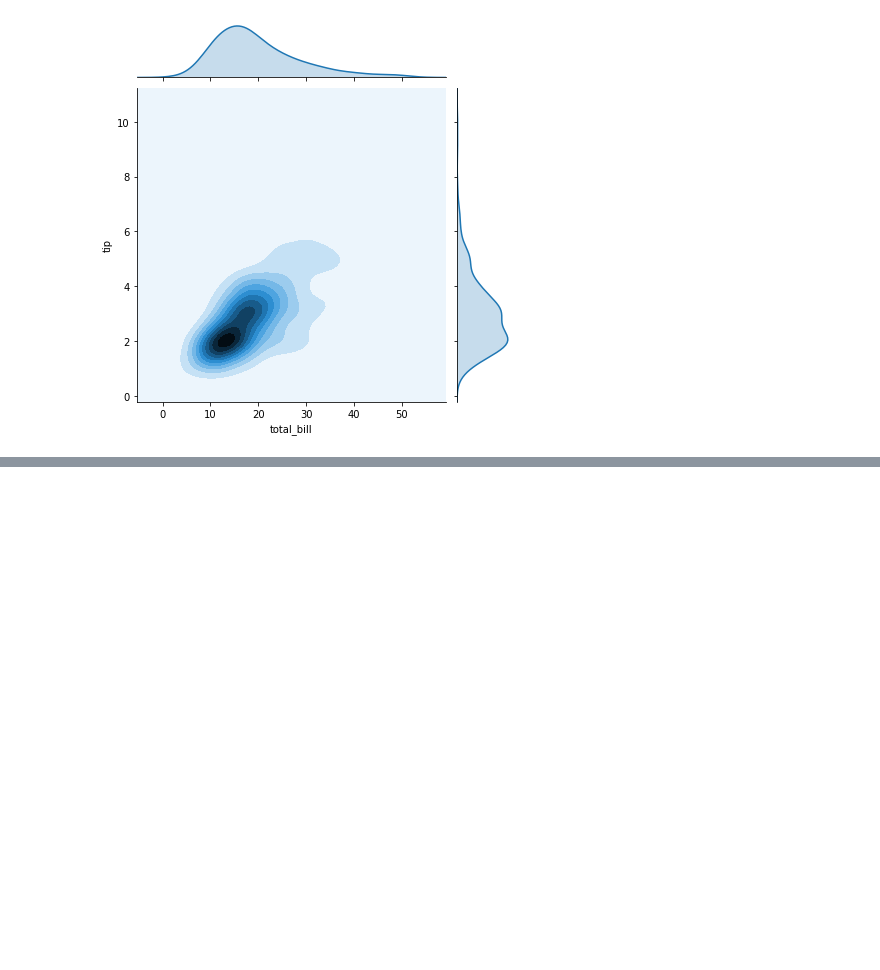
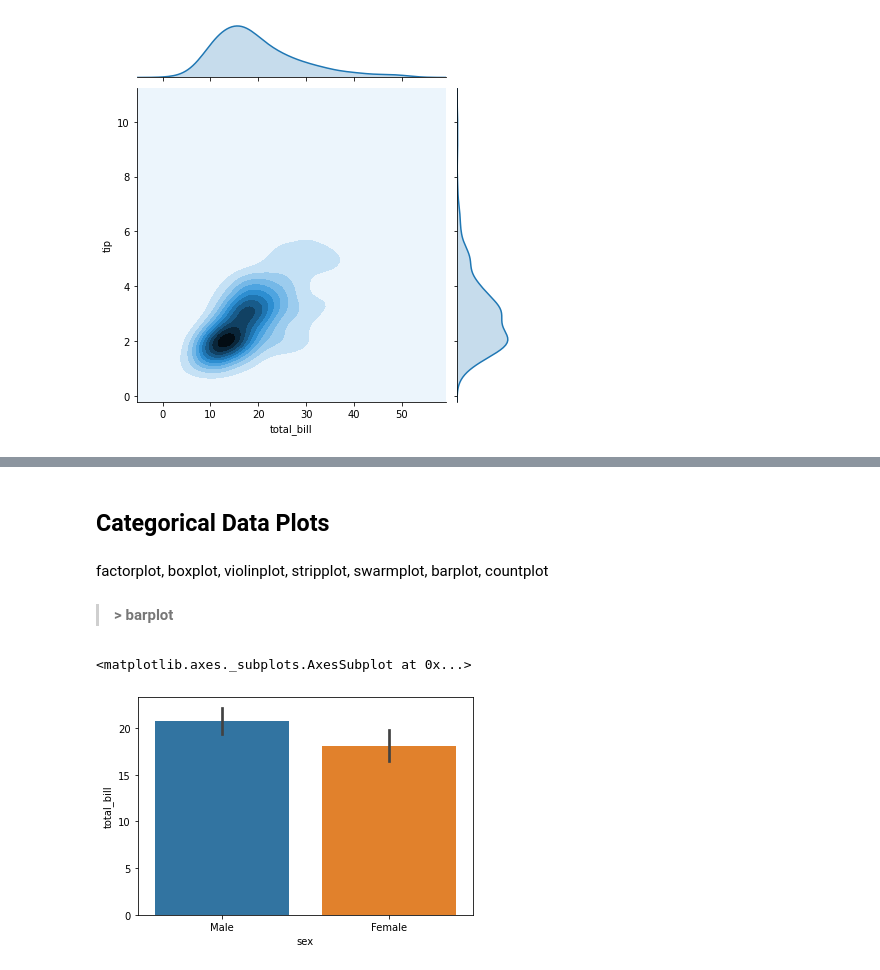
Before and after one commit to jcamachocasero/Data-Science, a Jupyter notebook: 00_Seaborn_in_a_nutshell.ipynb, the cells around one changed output, grey strips where cells are left out. Saved outputs shown, nothing was run; the diff lists cells and outputs as text; code cells hidden in the pictures; blank space fills up the shorter version.

```diff
--- a/00_Seaborn_in_a_nutshell.ipynb
+++ b/00_Seaborn_in_a_nutshell.ipynb
@@ -38,0 +73,13 @@ sns.jointplot(x='total_bill', y='tip', data=tips, kind='kde')
+# %% [markdown]
+## Categorical Data Plots
+# %% [markdown]
+factorplot, boxplot, violinplot, stripplot, swarmplot, barplot, countplot
+# %% [markdown]
+> **> barplot**
+# %%
+sns.barplot(x='sex',y='total_bill',data=tips)
+# it is possible to change the estimator to what we desire (e.g. std dev)
+# sns.barplot(x='sex',y='total_bill',data=tips,estimator=np.std)
+# %% [output]
+<matplotlib.axes._subplots.AxesSubplot at 0x...>
+[figure, added]
```
Also changed, not shown: parts of 34 cells of this notebook.
